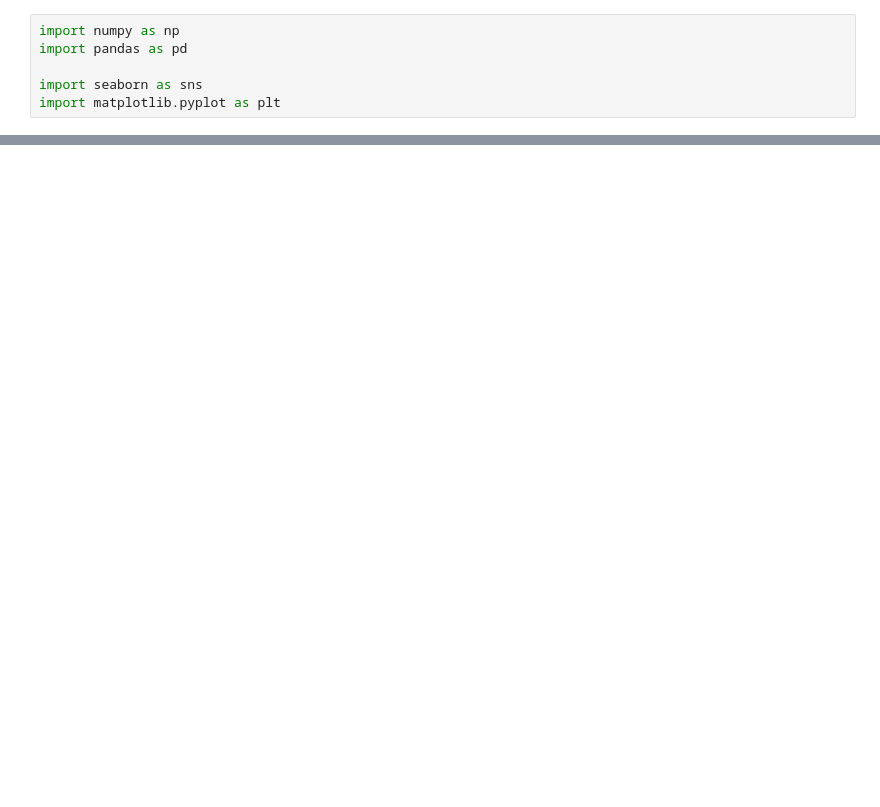
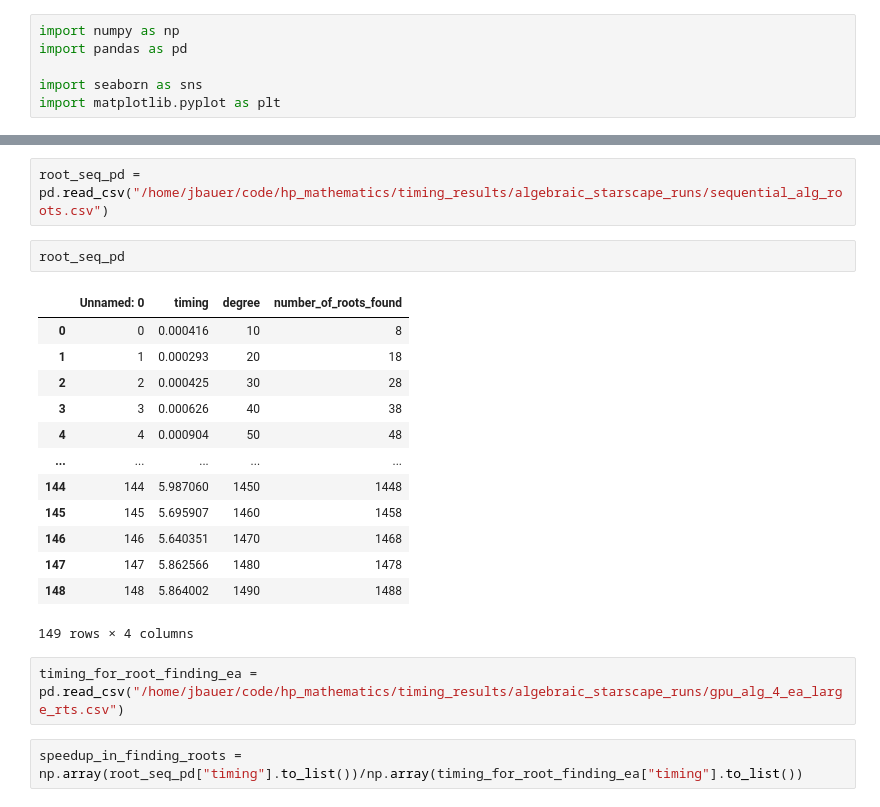
Before and after one commit to john84122/hp_mathematics, a Jupyter notebook: jupyter_notebooks/analyze_alg_starscapes_timing.ipynb, the cells around one changed output, grey strips where cells are left out. Drawn from its saved outputs; the diff is of its cells as text; blank space fills up the shorter version.

```diff
--- a/jupyter_notebooks/analyze_alg_starscapes_timing.ipynb
+++ b/jupyter_notebooks/analyze_alg_starscapes_timing.ipynb
@@ -23,0 +86,22 @@ sns.scatterplot(seq_3_pd, x = "timing", y = "number_of_roots_found")
+# %%
+root_seq_pd = pd.read_csv("/home/jbauer/code/hp_mathematics/timing_results/algebraic_starscape_runs/sequential_alg_roots.csv")
+# %%
+root_seq_pd
+# %% [output]
+|  | Unnamed: 0 | timing | degree | number_of_roots_found |
+| 0 | 0 | 0.000416 | 10 | 8 |
+| 1 | 1 | 0.000293 | 20 | 18 |
+| 2 | 2 | 0.000425 | 30 | 28 |
+| 3 | 3 | 0.000626 | 40 | 38 |
+| 4 | 4 | 0.000904 | 50 | 48 |
+| ... | ... | ... | ... | ... |
+| 144 | 144 | 5.987060 | 1450 | 1448 |
+| 145 | 145 | 5.695907 | 1460 | 1458 |
+| 146 | 146 | 5.640351 | 1470 | 1468 |
+| 147 | 147 | 5.862566 | 1480 | 1478 |
+| 148 | 148 | 5.864002 | 1490 | 1488 |
+149 rows × 4 columns
+# %%
+timing_for_root_finding_ea = pd.read_csv("/home/jbauer/code/hp_mathematics/timing_results/algebraic_starscape_runs/gpu_alg_4_ea_large_rts.csv")
+# %%
+speedup_in_finding_roots = np.array(root_seq_pd["timing"].to_list())/np.array(timing_for_root_finding_ea["timing"].to_list())
```
Also changed, not shown: parts of 10 cells of this notebook, 24 other files.
